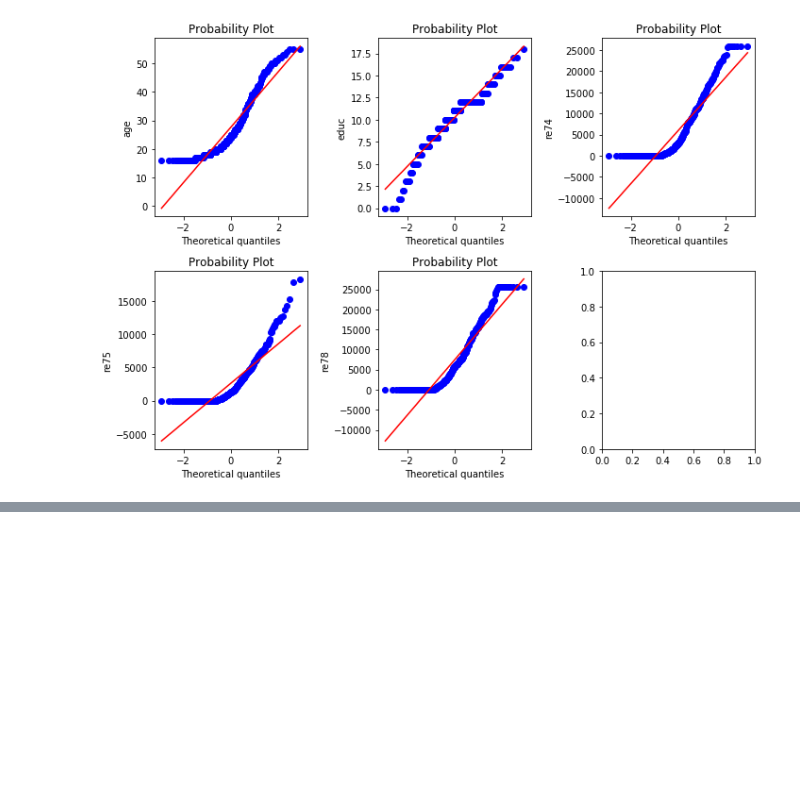
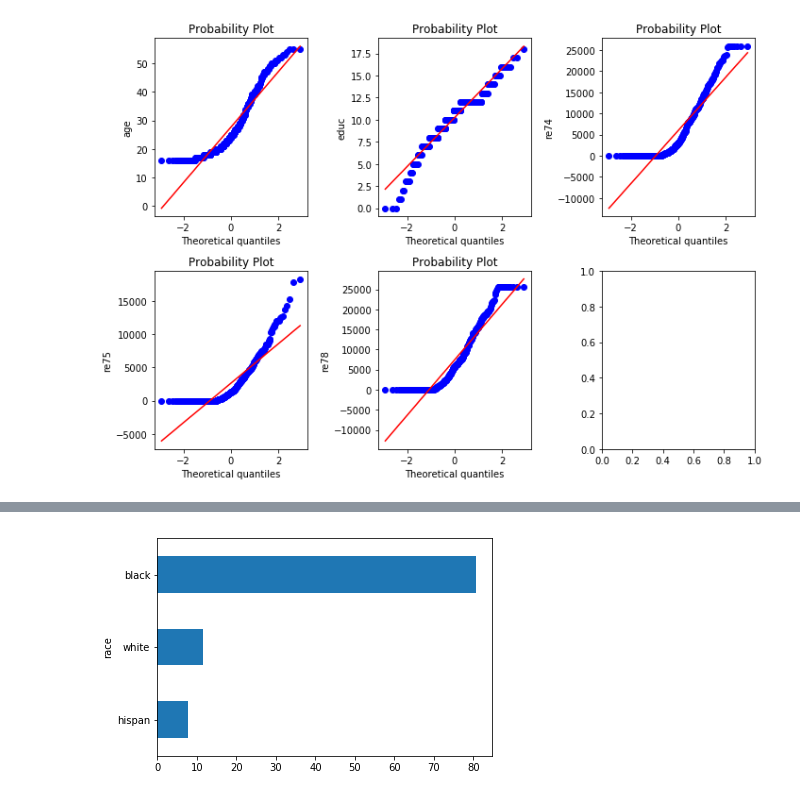
Before and after one commit to pmichele/ADA-Group, a Jupyter notebook: Partials/Michele/04 - Applied ML/Untitled.ipynb, the cells around one changed output, grey strips where cells are left out. Saved outputs shown, nothing was run; the diff lists cells and outputs as text; code cells hidden in the pictures; blank space fills up the shorter version.

```diff
--- a/Partials/Michele/04 - Applied ML/Untitled.ipynb
+++ b/Partials/Michele/04 - Applied ML/Untitled.ipynb
@@ -162,0 +176,4 @@ describeDF(control)
+# %%
+df = df0[['treat', 'race', 'married', 'no degree']]
+treat = df[df['treat'] == 1].drop('treat', 1)
+control = df[df['treat'] == 0].drop('treat', 1)
@@ -162,0 +182,8 @@ describeDF(control)
+# %%
+def plotCategories(df):
+    categories = df.groupby(['race']).size()
+    (categories.sort_values() / len(df) * 100).plot.barh()
+
+plotCategories(treat)
+# %% [output]
+[figure, added]
```
Also changed, not shown: parts of 10 cells of this notebook.
